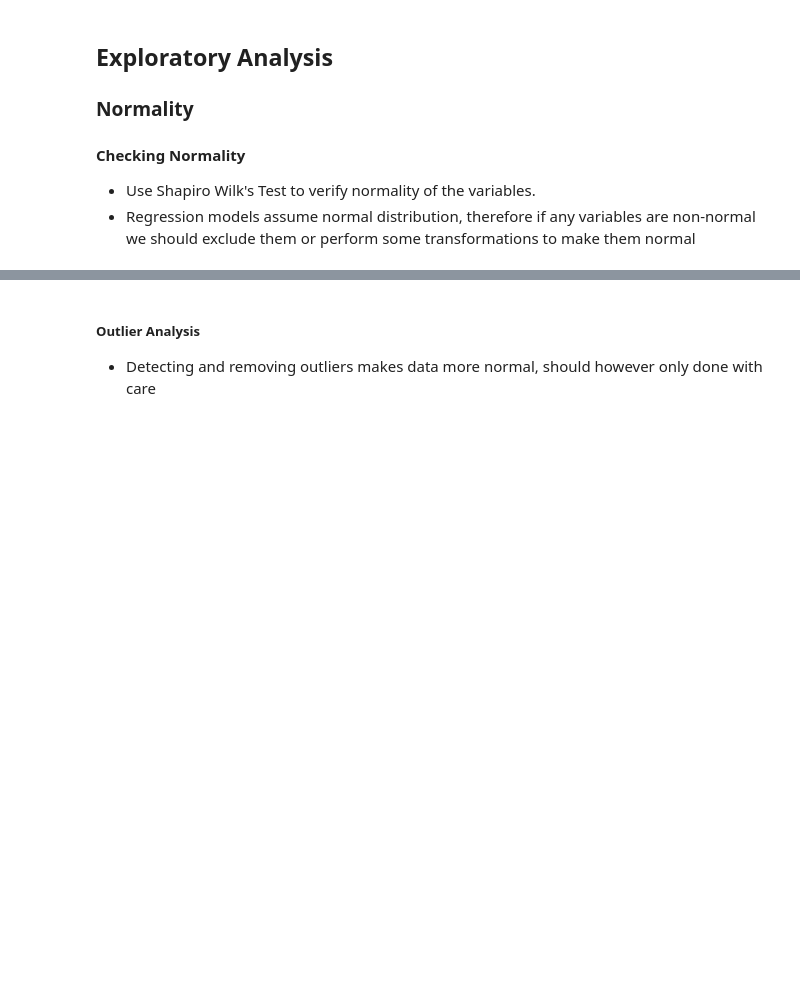
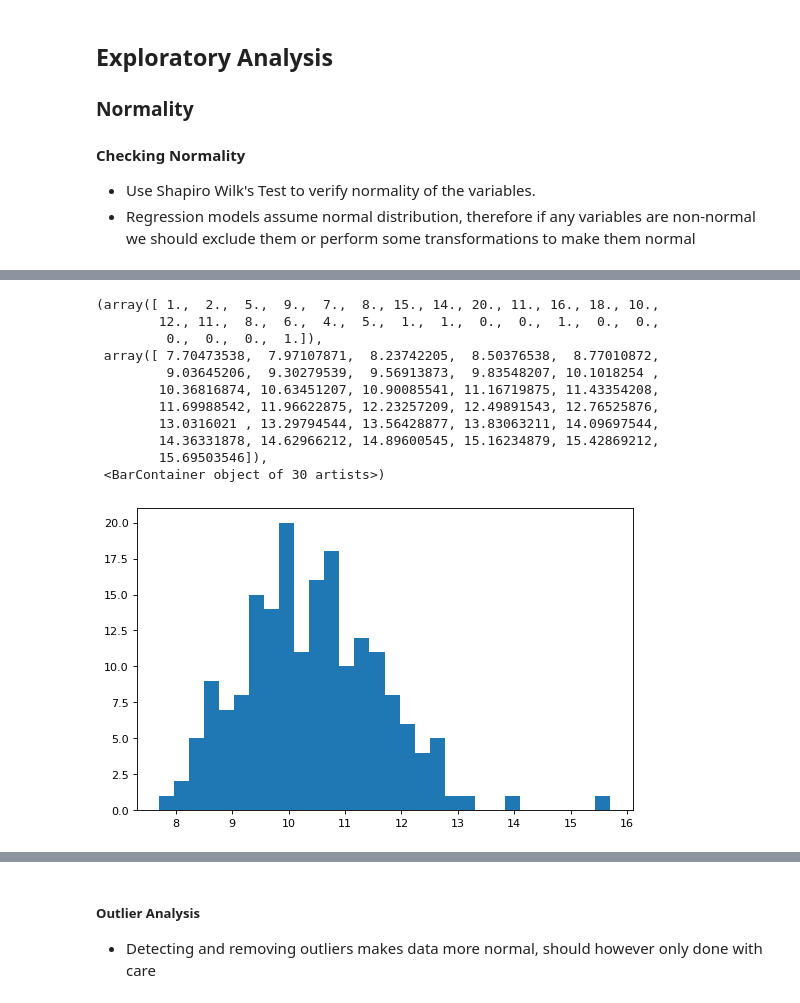
Before and after one commit to abumaz99/MLP-A1, a Jupyter notebook: project1 Elliot1.0.ipynb, the cells around one changed output, grey strips where cells are left out. Drawn from its saved outputs; the diff is of its cells as text; code cells hidden in the pictures; blank space fills up the shorter version.

```diff
--- a/project1 Elliot1.0.ipynb
+++ b/project1 Elliot1.0.ipynb
@@ -1332,0 +1414,15 @@ rmse
+# %%
+plt.hist(d.words_per_line, bins = 30)
+# %% [output]
+(array([ 1.,  2.,  5.,  9.,  7.,  8., 15., 14., 20., 11., 16., 18., 10.,
+        12., 11.,  8.,  6.,  4.,  5.,  1.,  1.,  0.,  0.,  1.,  0.,  0.,
+         0.,  0.,  0.,  1.]),
+ array([ 7.70473538,  7.97107871,  8.23742205,  8.50376538,  8.77010872,
+         9.03645206,  9.30279539,  9.56913873,  9.83548207, 10.1018254 ,
+        10.36816874, 10.63451207, 10.90085541, 11.16719875, 11.43354208,
+        11.69988542, 11.96622875, 12.23257209, 12.49891543, 12.76525876,
+        13.0316021 , 13.29794544, 13.56428877, 13.83063211, 14.09697544,
+        14.36331878, 14.62966212, 14.89600545, 15.16234879, 15.42869212,
+        15.69503546]),
+ <BarContainer object of 30 artists>)
+[figure, added]
```
Also changed, not shown: parts of 20 cells of this notebook.
